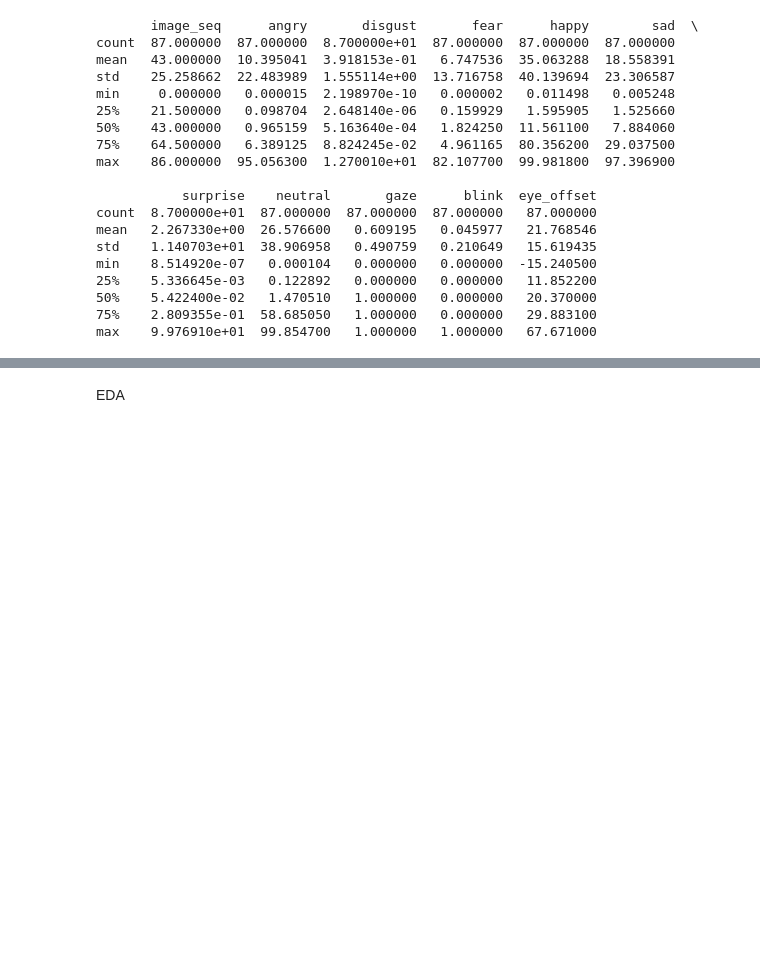
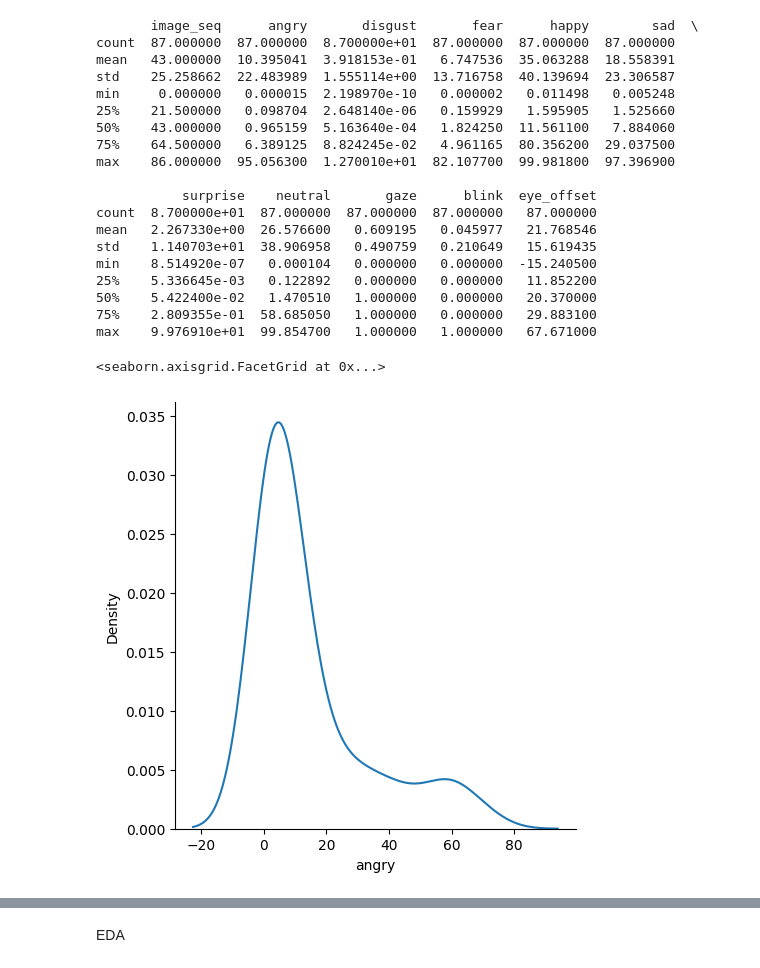
Before and after one commit to ABHAS2022/I-m_Beside_You, a Jupyter notebook: doc1.ipynb, the cells around one changed output, grey strips where cells are left out. Cells and saved outputs as stored; diff of their text form; code cells hidden in the pictures; blank space fills up the shorter version.

```diff
--- a/doc1.ipynb
+++ b/doc1.ipynb
@@ -135,0 +139,5 @@ max    9.976910e+01  99.854700   1.000000   1.000000   67.671000
+# %%
+sns.displot(df1['angry'],kind = 'kde')
+# %% [output]
+<seaborn.axisgrid.FacetGrid at 0x...>
+[figure, added]
```
Also changed, not shown: parts of 15 cells of this notebook.
